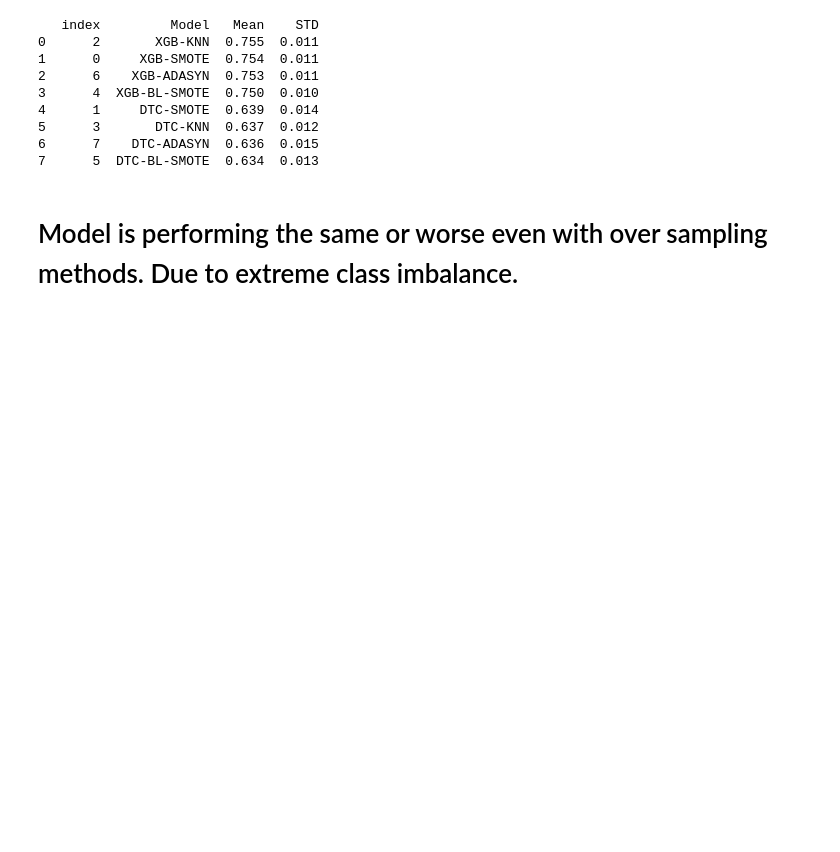
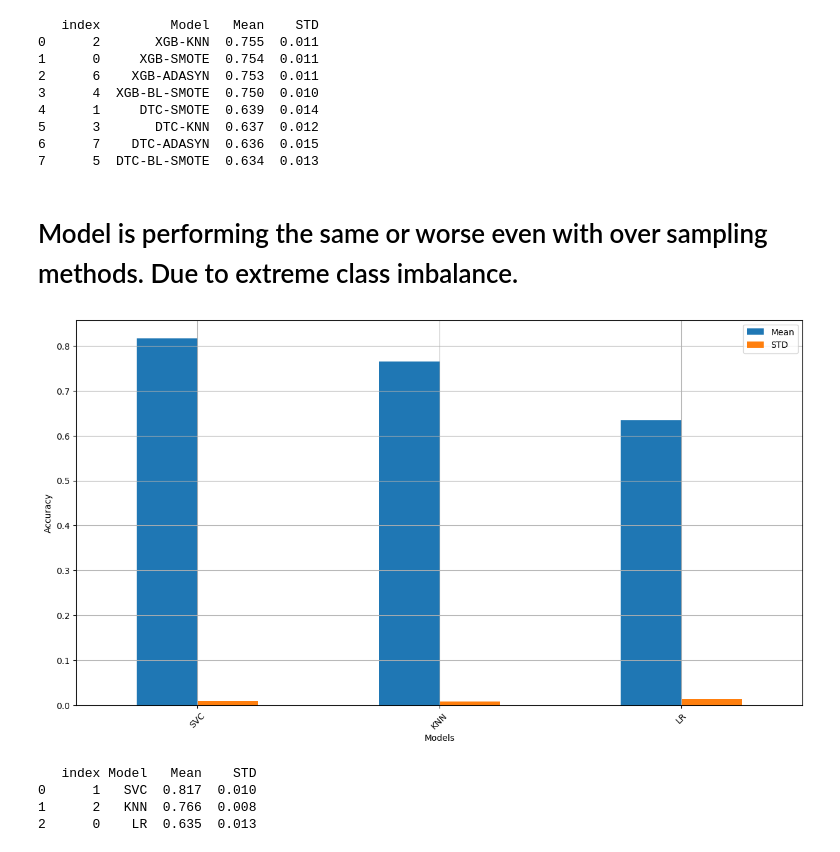
Before and after one commit to MaukanMir/Netflix-Sentiment-Classification-Two, a Jupyter notebook: training.ipynb, the cells around one changed output. Drawn from its saved outputs; the diff is of its cells as text; code cells hidden in the pictures; blank space fills up the shorter version.

Commit message:
added new model

```diff
--- a/training.ipynb
+++ b/training.ipynb
@@ -345,3 +345,16 @@ test_sampling_models(sampling_model_names, sampling_models, model_names, models,
 7      5  DTC-BL-SMOTE  0.634  0.013
 # %% [markdown]
 # Model is performing the same or worse even with over sampling methods. Due to extreme class imbalance.
+# %%
+smote = SMOTE()
+X_res, y_res = smote.fit_resample(X_processed, y_encoded)
+# %%
+model_names = ["LR", "SVC", "KNN"]
+models = grab_selected_models(model_names)
+tested_selected_models(model_names, models, X_res, y_res)
+# %% [output]
+[figure, added]
+   index Model   Mean    STD
+0      1   SVC  0.817  0.010
+1      2   KNN  0.766  0.008
+2      0    LR  0.635  0.013
```
Also changed, not shown: parts of 1 cell of this notebook.
